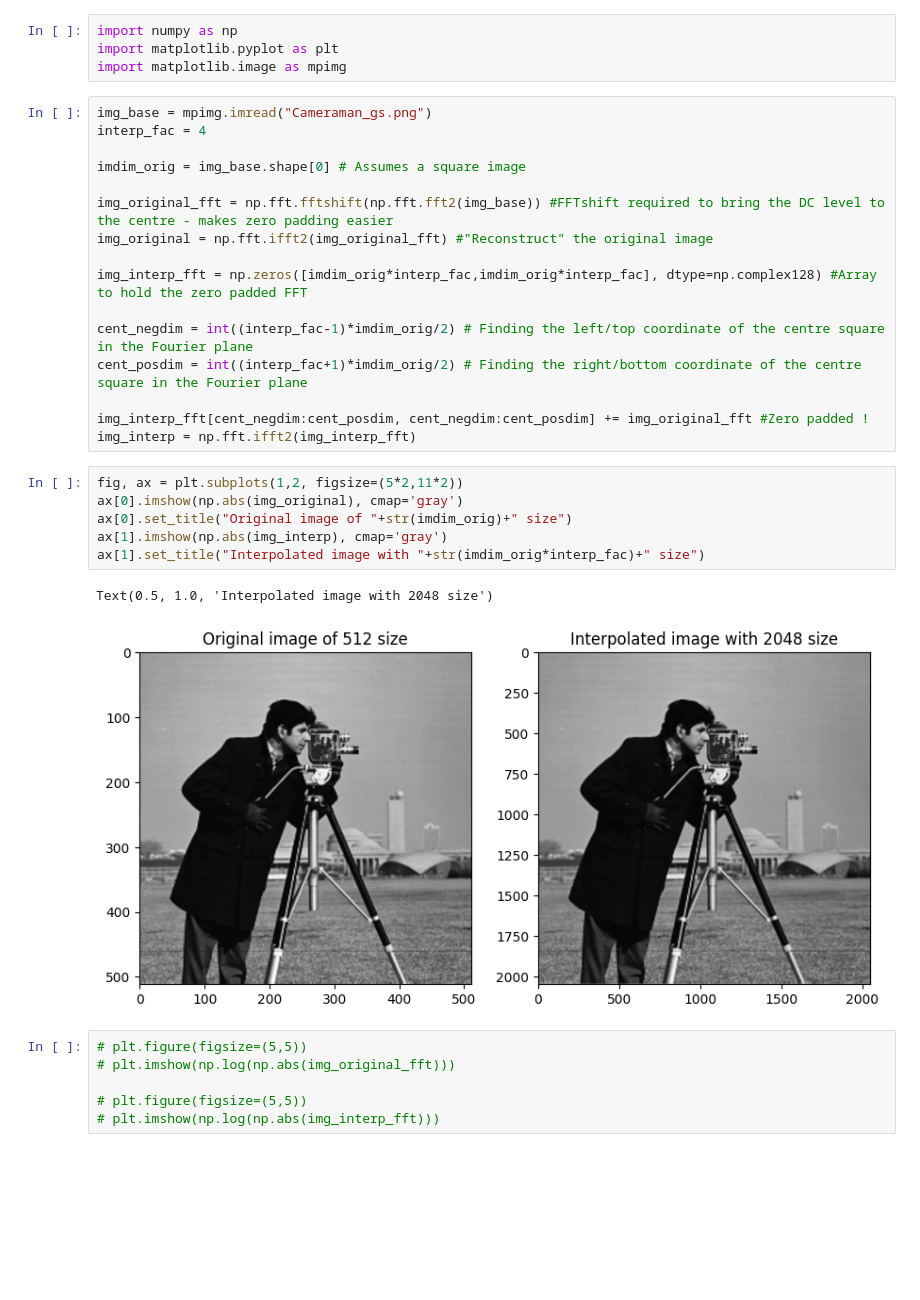
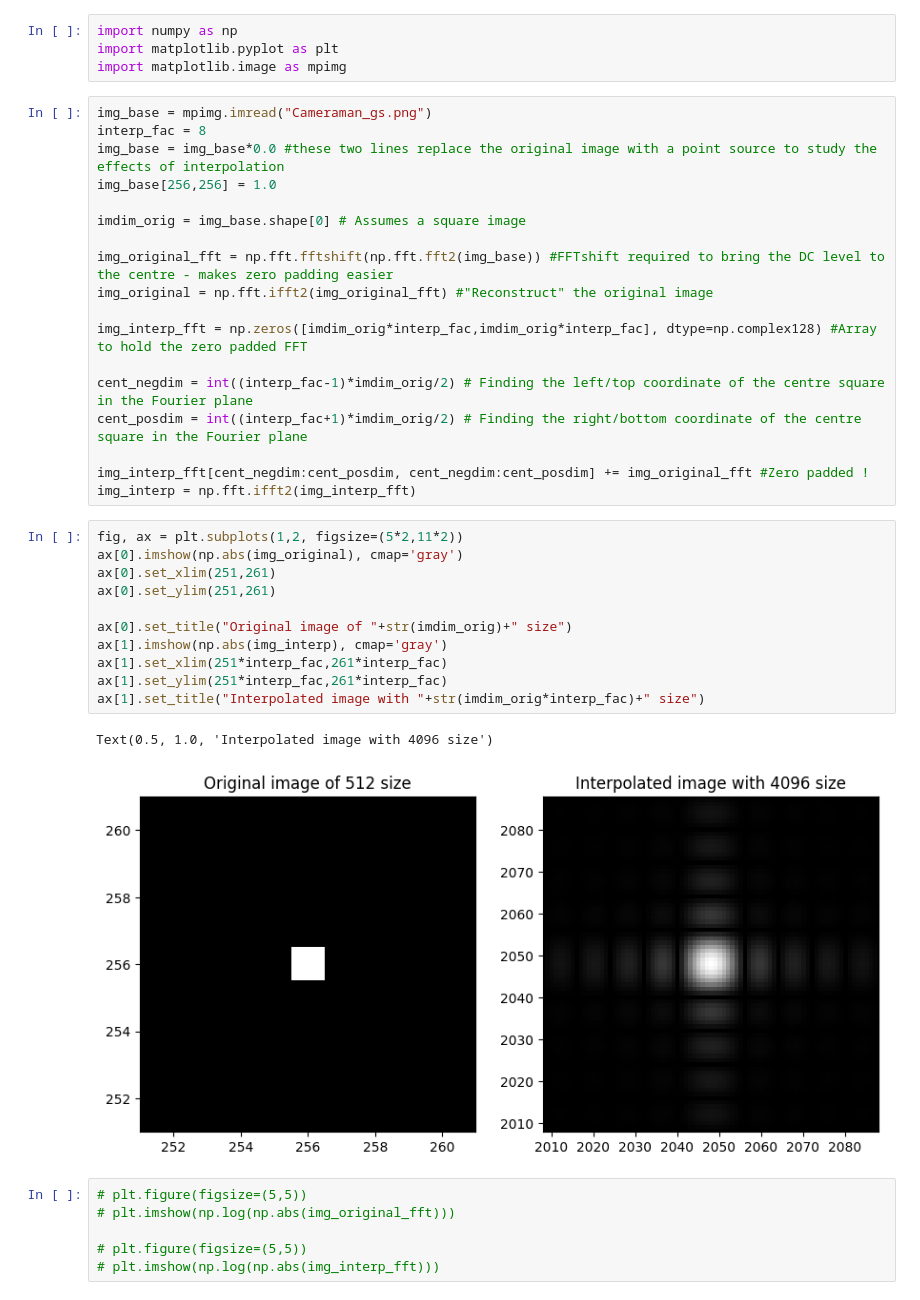
Before and after one commit to jnthek/ra_disp, a Jupyter notebook: misc/FFT_interpolation_2D.ipynb, the cells around one changed output. Saved outputs shown, nothing was run; the diff lists cells and outputs as text; blank space fills up the shorter version.

Commit message:
Add options for replacing the image with a point source

```diff
--- a/misc/FFT_interpolation_2D.ipynb
+++ b/misc/FFT_interpolation_2D.ipynb
@@ -4,7 +4,9 @@ import matplotlib.pyplot as plt
 import matplotlib.image as mpimg
 # %%
 img_base = mpimg.imread("Cameraman_gs.png")
-interp_fac = 4
+interp_fac = 8
+img_base = img_base*0.0 #these two lines replace the original image with a point source to study the effects of interpolation
+img_base[256,256] = 1.0
 
 imdim_orig = img_base.shape[0] # Assumes a square image
 
@@ -21,12 +23,17 @@ img_interp = np.fft.ifft2(img_interp_fft)
 # %%
 fig, ax = plt.subplots(1,2, figsize=(5*2,11*2))
 ax[0].imshow(np.abs(img_original), cmap='gray')
+ax[0].set_xlim(251,261)
+ax[0].set_ylim(251,261)
+
 ax[0].set_title("Original image of "+str(imdim_orig)+" size")
 ax[1].imshow(np.abs(img_interp), cmap='gray')
+ax[1].set_xlim(251*interp_fac,261*interp_fac)
+ax[1].set_ylim(251*interp_fac,261*interp_fac)
 ax[1].set_title("Interpolated image with "+str(imdim_orig*interp_fac)+" size")
 # %% [output]
-Text(0.5, 1.0, 'Interpolated image with 2048 size')
+Text(0.5, 1.0, 'Interpolated image with 4096 size')
-[figure, old version]
+[figure, new version]
 # %%
 # plt.figure(figsize=(5,5))
 # plt.imshow(np.log(np.abs(img_original_fft)))
```
